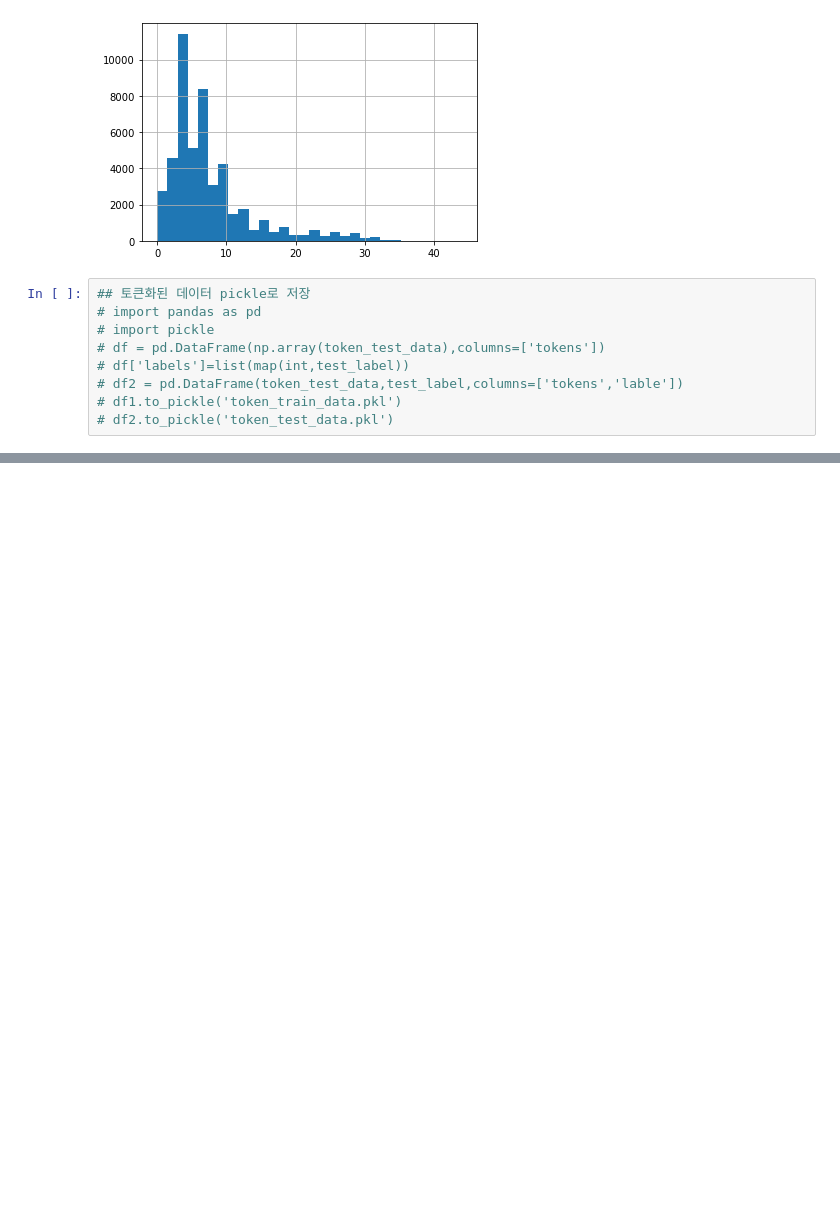
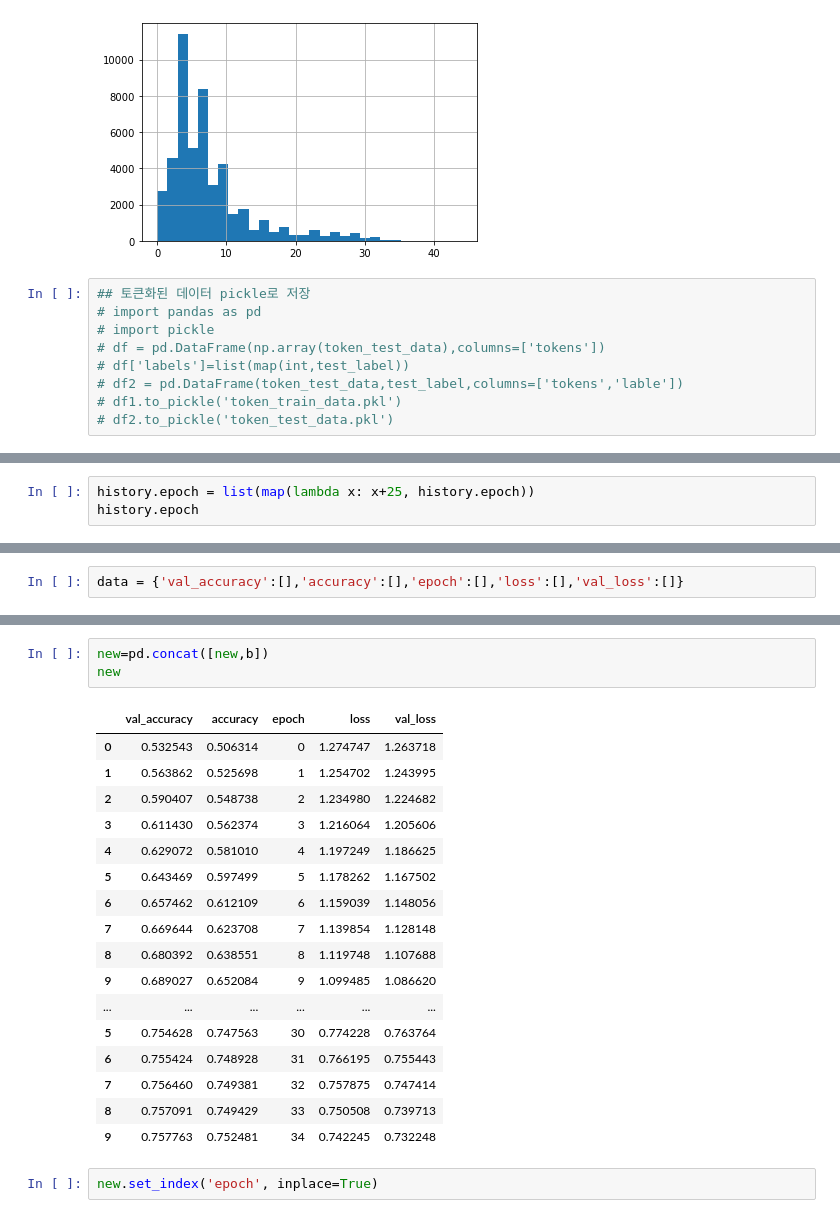
Before and after one commit to hamakim94/CNN_Project, a Jupyter notebook: model.ipynb, the cells around one changed output, grey strips where cells are left out. Drawn from its saved outputs; the diff is of its cells as text; blank space fills up the shorter version.

```diff
--- a/model.ipynb
+++ b/model.ipynb
@@ -235,0 +268,3 @@ model.fit(final_array, label, epochs=1, callbacks=callbacks, batch_size = batch_
+# %%
+history.epoch = list(map(lambda x: x+25, history.epoch))
+history.epoch
@@ -235,0 +273,2 @@ model.fit(final_array, label, epochs=1, callbacks=callbacks, batch_size = batch_
+# %%
+data = {'val_accuracy':[],'accuracy':[],'epoch':[],'loss':[],'val_loss':[]}
@@ -235,0 +296,23 @@ model.fit(final_array, label, epochs=1, callbacks=callbacks, batch_size = batch_
+# %%
+new=pd.concat([new,b])
+new
+# %% [output]
+|  | val_accuracy | accuracy | epoch | loss | val_loss |
+| 0 | 0.532543 | 0.506314 | 0 | 1.274747 | 1.263718 |
+| 1 | 0.563862 | 0.525698 | 1 | 1.254702 | 1.243995 |
+| 2 | 0.590407 | 0.548738 | 2 | 1.234980 | 1.224682 |
+| 3 | 0.611430 | 0.562374 | 3 | 1.216064 | 1.205606 |
+| 4 | 0.629072 | 0.581010 | 4 | 1.197249 | 1.186625 |
+| 5 | 0.643469 | 0.597499 | 5 | 1.178262 | 1.167502 |
+| 6 | 0.657462 | 0.612109 | 6 | 1.159039 | 1.148056 |
+| 7 | 0.669644 | 0.623708 | 7 | 1.139854 | 1.128148 |
+| 8 | 0.680392 | 0.638551 | 8 | 1.119748 | 1.107688 |
+| 9 | 0.689027 | 0.652084 | 9 | 1.099485 | 1.086620 |
+| ... | ... | ... | ... | ... | ... |
+| 5 | 0.754628 | 0.747563 | 30 | 0.774228 | 0.763764 |
+| 6 | 0.755424 | 0.748928 | 31 | 0.766195 | 0.755443 |
+| 7 | 0.756460 | 0.749381 | 32 | 0.757875 | 0.747414 |
+| 8 | 0.757091 | 0.749429 | 33 | 0.750508 | 0.739713 |
+| 9 | 0.757763 | 0.752481 | 34 | 0.742245 | 0.732248 |
+# %%
+new.set_index('epoch', inplace=True)
```
Also changed, not shown: parts of 27 cells of this notebook, 24 other files.
